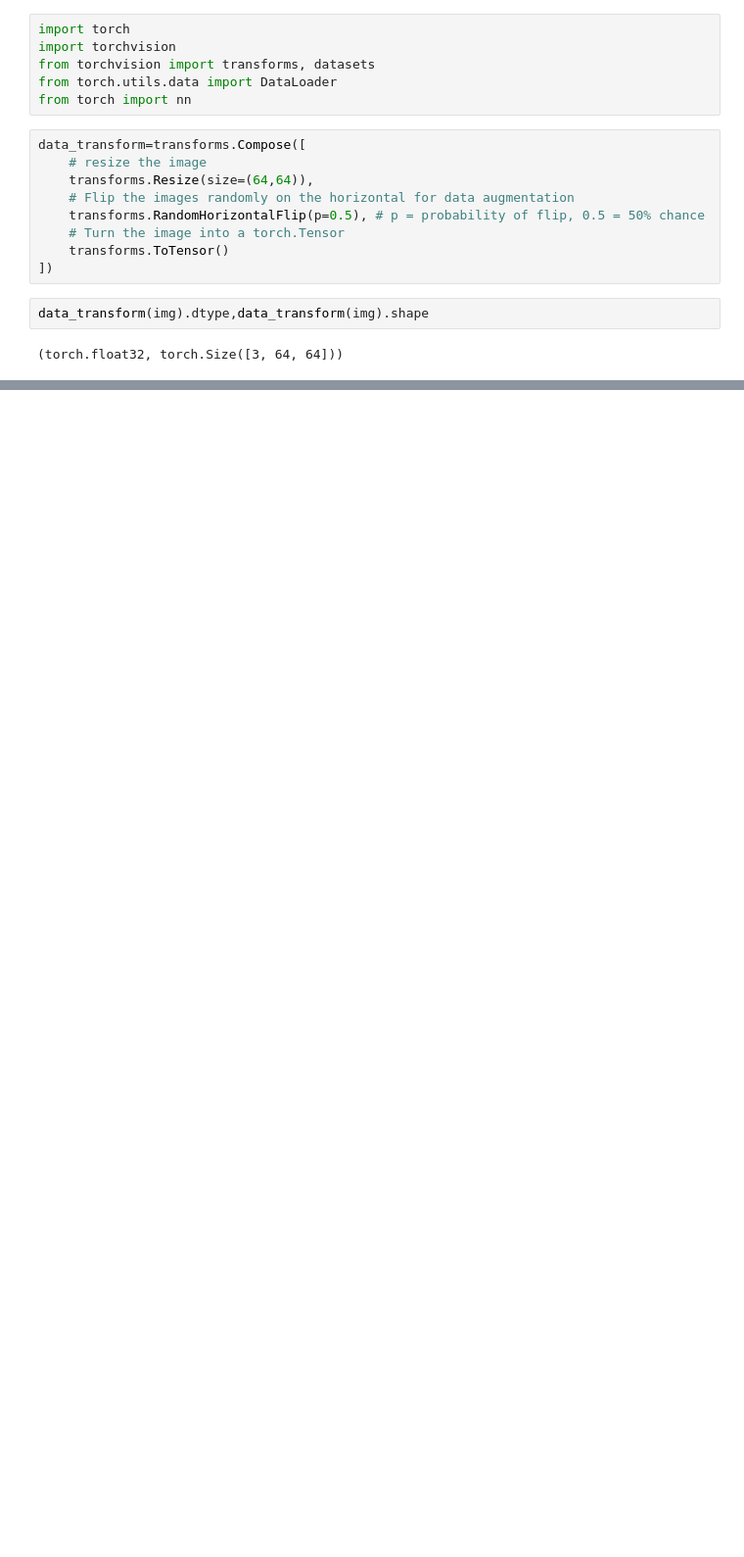
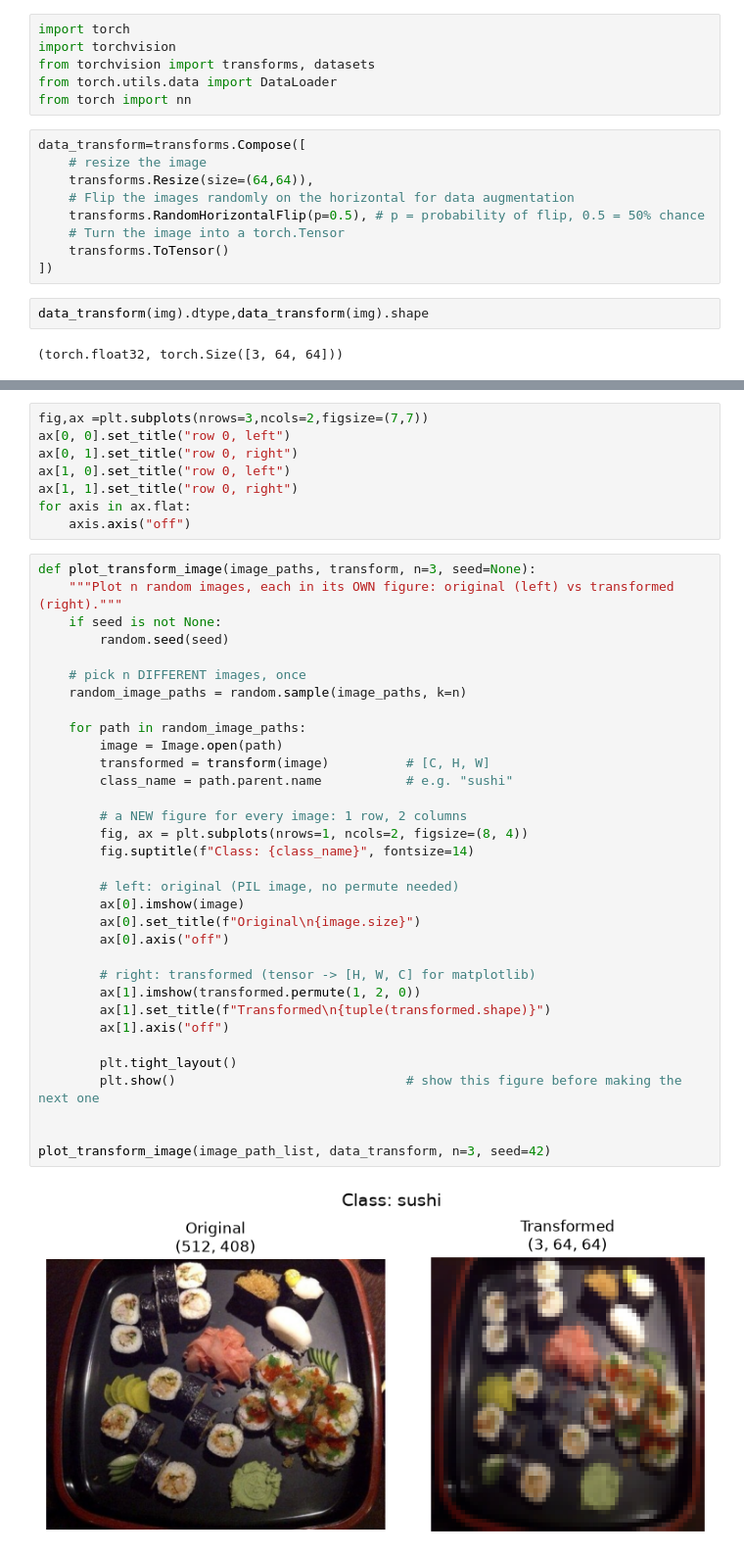
Before and after one commit to muemara1/ML, a Jupyter notebook: Custom Datasets.ipynb, the cells around one changed output, grey strips where cells are left out. Shown at 98% size. Drawn from its saved outputs; the diff is of its cells as text; blank space fills up the shorter version.

```diff
--- a/Custom Datasets.ipynb
+++ b/Custom Datasets.ipynb
@@ -181,0 +164,43 @@ IndexError: Cannot choose from an empty sequence
+# %%
+fig,ax =plt.subplots(nrows=3,ncols=2,figsize=(7,7))
+ax[0, 0].set_title("row 0, left")
+ax[0, 1].set_title("row 0, right")
+ax[1, 0].set_title("row 0, left")
+ax[1, 1].set_title("row 0, right")
+for axis in ax.flat:
+    axis.axis("off")
+# %%
+def plot_transform_image(image_paths, transform, n=3, seed=None):
+    """Plot n random images, each in its OWN figure: original (left) vs transformed (right)."""
+    if seed is not None:
+        random.seed(seed)
+
+    # pick n DIFFERENT images, once
+    random_image_paths = random.sample(image_paths, k=n)
+
+    for path in random_image_paths:
+        image = Image.open(path)
+        transformed = transform(image)          # [C, H, W]
+        class_name = path.parent.name           # e.g. "sushi"
+
+        # a NEW figure for every image: 1 row, 2 columns
+        fig, ax = plt.subplots(nrows=1, ncols=2, figsize=(8, 4))
+        fig.suptitle(f"Class: {class_name}", fontsize=14)
+
+        # left: original (PIL image, no permute needed)
+        ax[0].imshow(image)
+        ax[0].set_title(f"Original\n{image.size}")
+        ax[0].axis("off")
+
+        # right: transformed (tensor -> [H, W, C] for matplotlib)
+        ax[1].imshow(transformed.permute(1, 2, 0))
+        ax[1].set_title(f"Transformed\n{tuple(transformed.shape)}")
+        ax[1].axis("off")
+
+        plt.tight_layout()
+        plt.show()                              # show this figure before making the next one
+
+
+plot_transform_image(image_path_list, data_transform, n=3, seed=42)
+# %% [output]
+[figure, added]
```
Also changed, not shown: parts of 10 cells of this notebook.
